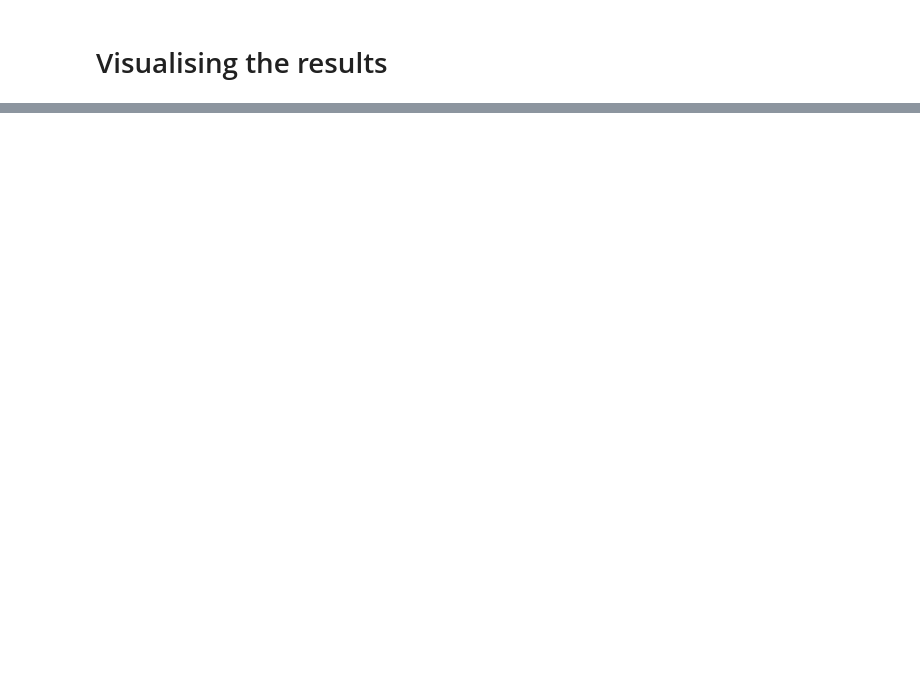
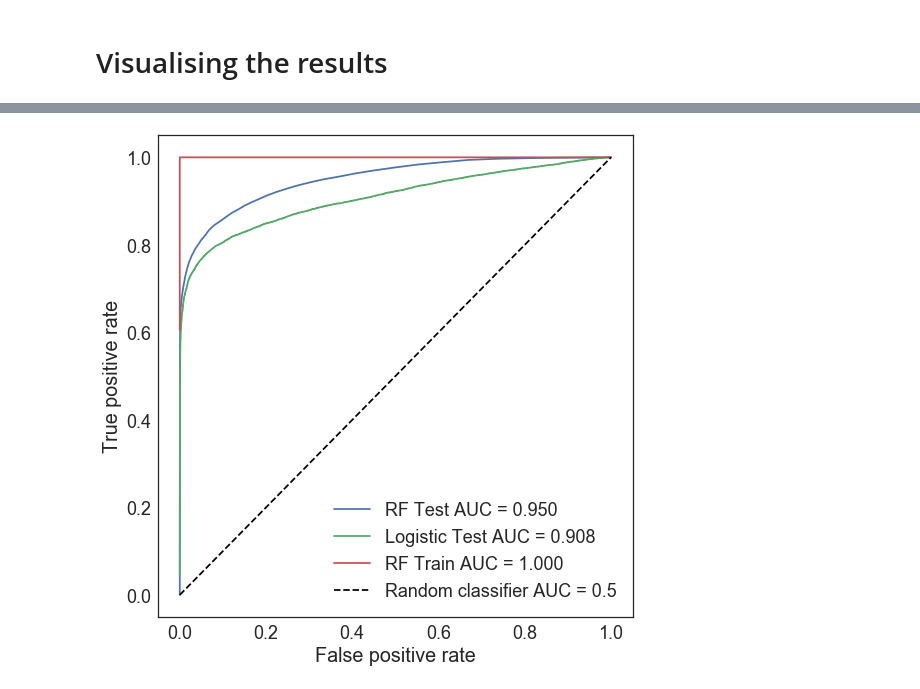
Before and after one commit to FBoyles/3dsig, a Jupyter notebook: notebooks/Sandbox.ipynb, the cells around one changed output, grey strips where cells are left out. Cells and saved outputs as stored; diff of their text form; code cells hidden in the pictures; blank space fills up the shorter version.

```diff
--- a/notebooks/Sandbox.ipynb
+++ b/notebooks/Sandbox.ipynb
@@ -131,18 +190,21 @@ print(f'Accuracy score: {logistic.score(X_test, y_test):.3f}')
 # %%
 test_probs = rf.predict_proba(X_test)[:,1]
+predicted_lr = logistic.predict(X_test)
 
 # initially absent
 logistic_test_probs = logistic.predict_proba(X_test)[:,1]
 
 # initially don't show result of testing on the training set
-#train_probs = rf.predict_proba(X_train)[:,1]
+train_probs = rf.predict_proba(X_train)[:,1]
 
 fig, ax = plt.subplots(figsize=(8,8))
 plotting.draw_roc_curve(y_test, test_probs, name='RF Test', ax=ax)
 plotting.draw_roc_curve(y_test, logistic_test_probs, name='Logistic Test', ax=ax)
-#plotting.draw_roc_curve(y_train, train_probs, name='RF Train', ax=ax)
+plotting.draw_roc_curve(y_train, train_probs, name='RF Train', ax=ax)
 ax.plot([0,1],[0,1], 'k--', label='Random classifier AUC = 0.5')
 ax.legend(loc='best')
 fig.tight_layout()
 
 fig.savefig('roc_curve.png')
+# %% [output]
+[figure, added]
```
Also changed, not shown: parts of 12 cells of this notebook, 1 other file.
